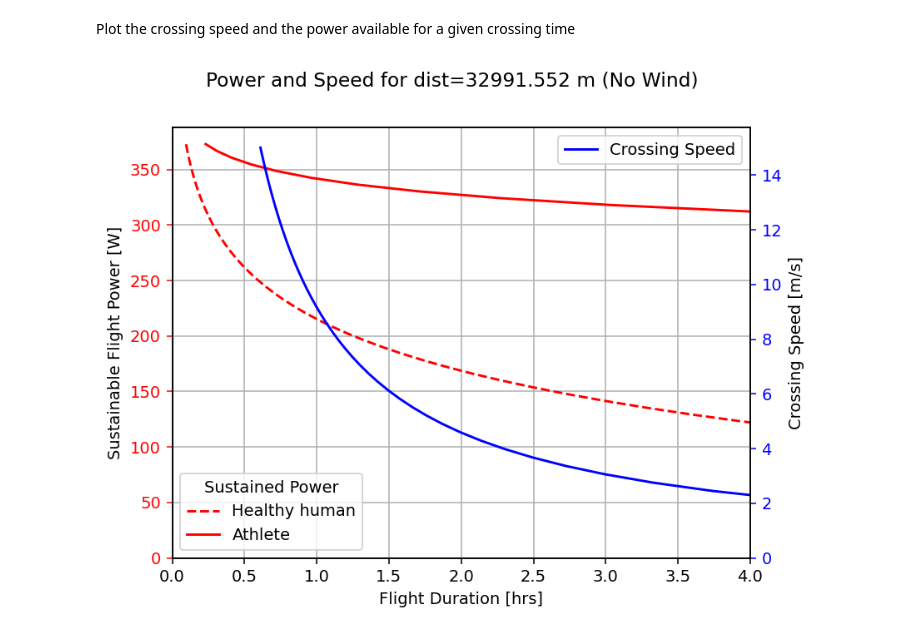
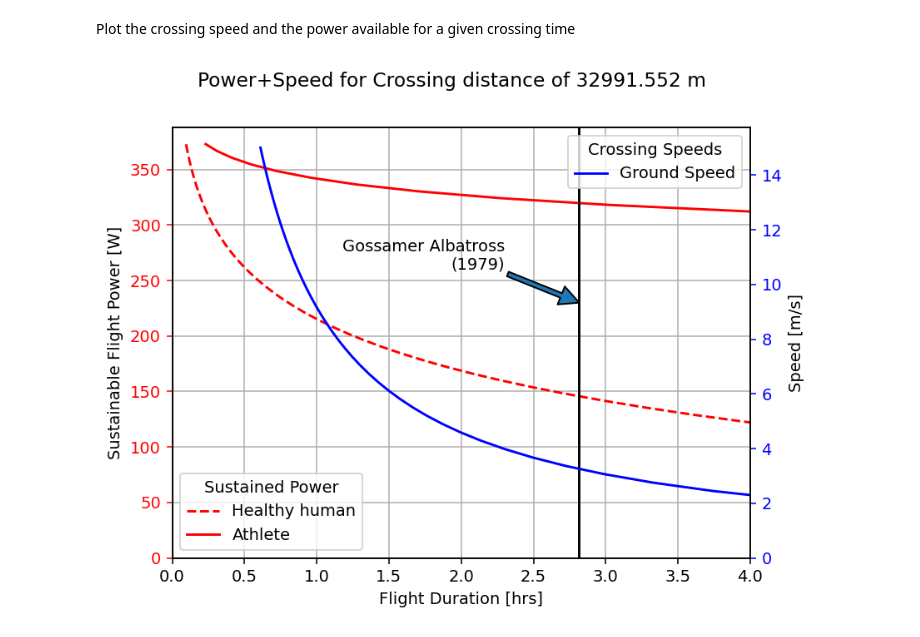
Before and after one commit to yaseen157/carpy, a Jupyter notebook: docs/source/user/Channel Crosser HPA/Sustained Power Modelling.ipynb, the cells around one changed output. Drawn from its saved outputs; the diff is of its cells as text; code cells hidden in the pictures.

Commit message:
Validated power modelling for cyclists

```diff
--- a/docs/source/user/Channel Crosser HPA/Sustained Power Modelling.ipynb
+++ b/docs/source/user/Channel Crosser HPA/Sustained Power Modelling.ipynb
@@ -155,29 +155,40 @@ crossing_times = channel_dist / crossing_speeds
 Plot the crossing speed and the power available for a given crossing time
 # %%
 fig, ax = plt.subplots(1, dpi=140)
-fig.suptitle(f"Power and Speed for dist={channel_dist} (No Wind)")
+fig.suptitle(f"Power+Speed for Crossing distance of {channel_dist}")
 ax2 = ax.twinx()
 
+# Plot sustained power
 line_p, = ax.plot(time_healthy.to("hr"), power.to("W"), c="red", ls="--", label="Healthy human")
 ax.plot(time_athlete.to("hr"), power.to("W"), c="red", ls="-", label="Athlete")
 
-line_t, = ax2.plot(crossing_times.to("hr"), crossing_speeds, ls="-", c="blue", label="Crossing Speed")
+# Plot crossing time
+line_t, = ax2.plot(crossing_times.to("hr"), crossing_speeds, ls="-", c="blue", label="Ground Speed")
+
+# Mark out the MacCready Gossamer Albatross' 1979 flight
+albatross_t = Quantity(2, "hr") + Quantity(49, "min")
+ax.axvline(albatross_t.to("hr"), c="black", ls="-")
+ax.annotate(
+    "Gossamer Albatross\n(1979)",
+    xy=(albatross_t.to("hr"), 230), xytext=(2.3, 260),
+    arrowprops={"width":3}, horizontalalignment="right"
+)
 
 # Make axis 1 pretty
 ax.set_xlim(0, 4)
 ax.set_ylim(0, None)
 ax.set_xlabel("Flight Duration [hrs]")
 ax.set_ylabel("Sustainable Flight Power [W]")
 ax.tick_params(axis="y", colors=line_p.get_color())
 
 # Make axis 2 pretty
 ax2.set_ylim(0, None)
-ax2.set_ylabel("Crossing Speed [m/s]")
+ax2.set_ylabel("Speed [m/s]")
 ax2.tick_params(axis="y", colors=line_t.get_color())
 
 ax.legend(title="Sustained Power", loc="lower left")
-ax2.legend(loc="upper right")
+ax2.legend(title="Crossing Speeds", loc="upper right")
 ax.grid()
 plt.show()
 # %% [output]
-[figure, old version]
+[figure, new version]
```
